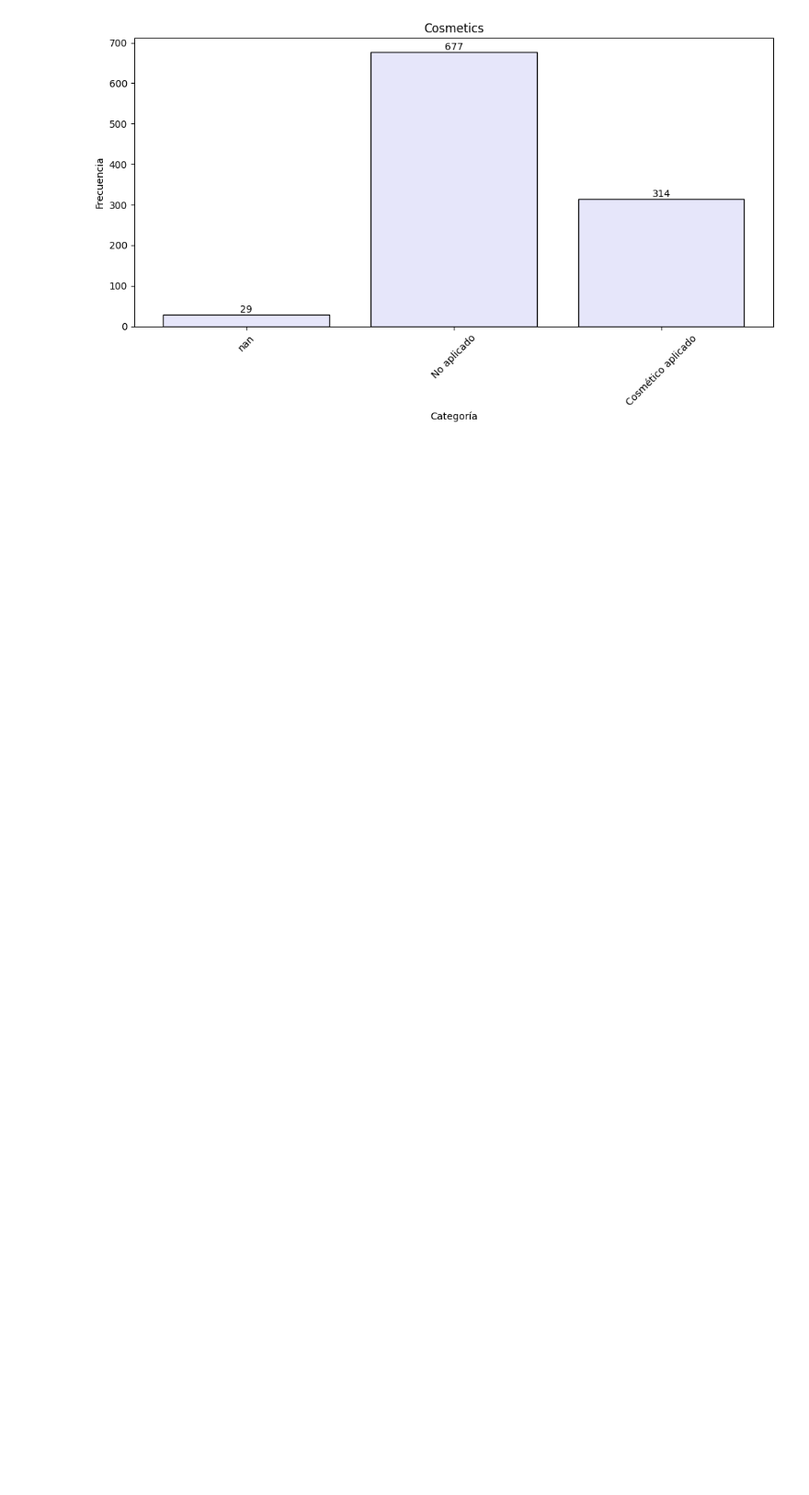
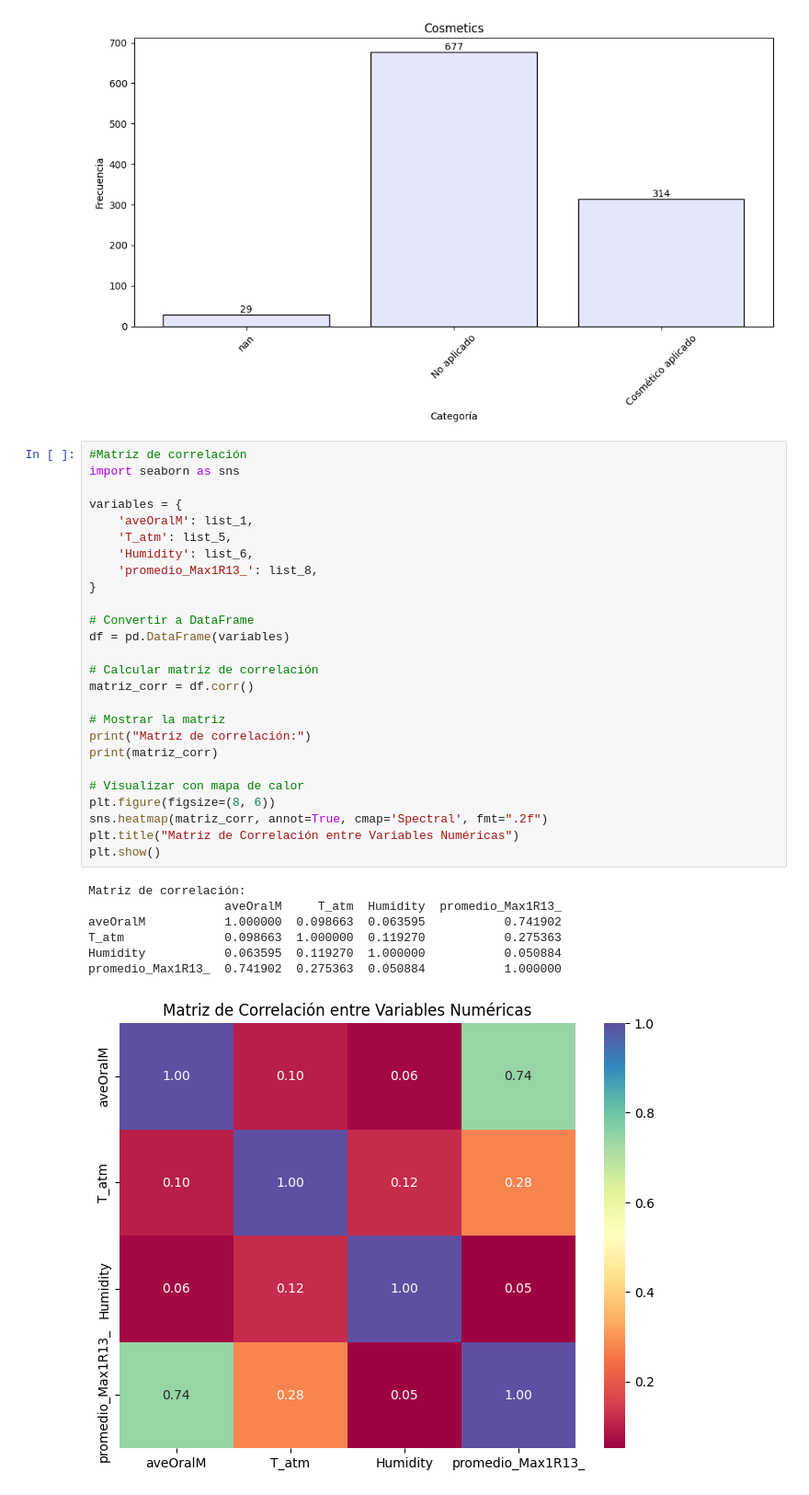
Before and after one commit to CarolinaTabordav/Proyecto-1-estad-stica, a Jupyter notebook: PROYECTO DE ESTADÍSTICA NOTEBOOK.ipynb, the cells around one changed output. Shown at 92% size. Cells and saved outputs as stored; diff of their text form; blank space fills up the shorter version.

```diff
--- a/PROYECTO DE ESTADÍSTICA NOTEBOOK.ipynb
+++ b/PROYECTO DE ESTADÍSTICA NOTEBOOK.ipynb
@@ -282,3 +318,37 @@ graficar_categorias_desde_lista(list_7, 'Cosmetics',color='lavender')
 [figure]
 [figure]
 [figure]
+# %%
+#Matriz de correlación
+import seaborn as sns
+
+variables = {
+    'aveOralM': list_1,
+    'T_atm': list_5,
+    'Humidity': list_6,
+    'promedio_Max1R13_': list_8,
+}
+
+# Convertir a DataFrame
+df = pd.DataFrame(variables)
+
+# Calcular matriz de correlación
+matriz_corr = df.corr()
+
+# Mostrar la matriz
+print("Matriz de correlación:")
+print(matriz_corr)
+
+# Visualizar con mapa de calor
+plt.figure(figsize=(8, 6))
+sns.heatmap(matriz_corr, annot=True, cmap='Spectral', fmt=".2f")
+plt.title("Matriz de Correlación entre Variables Numéricas")
+plt.show()
+# %% [output]
+Matriz de correlación:
+                   aveOralM     T_atm  Humidity  promedio_Max1R13_
+aveOralM           1.000000  0.098663  0.063595           0.741902
+T_atm              0.098663  1.000000  0.119270           0.275363
+Humidity           0.063595  0.119270  1.000000           0.050884
+promedio_Max1R13_  0.741902  0.275363  0.050884           1.000000
+[figure, added]
```
Also changed, not shown: parts of 2 cells of this notebook.
